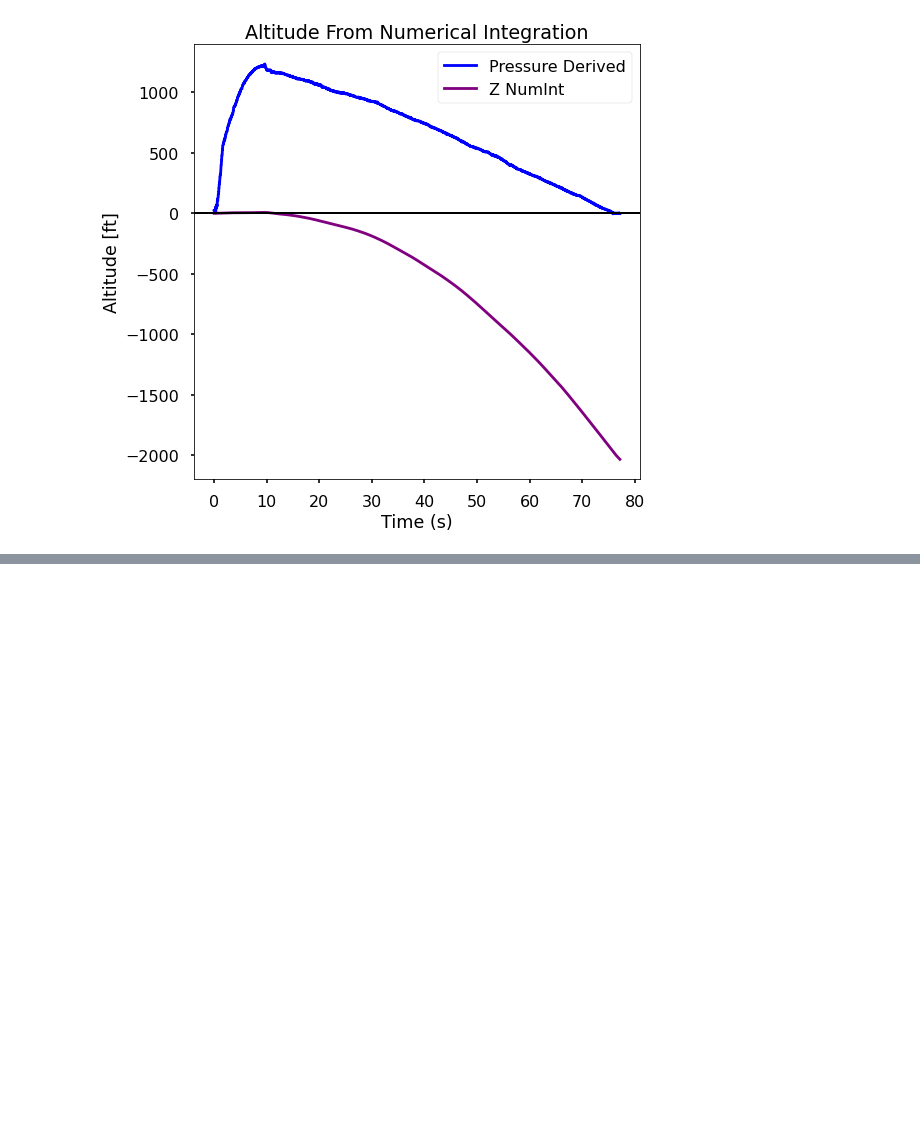
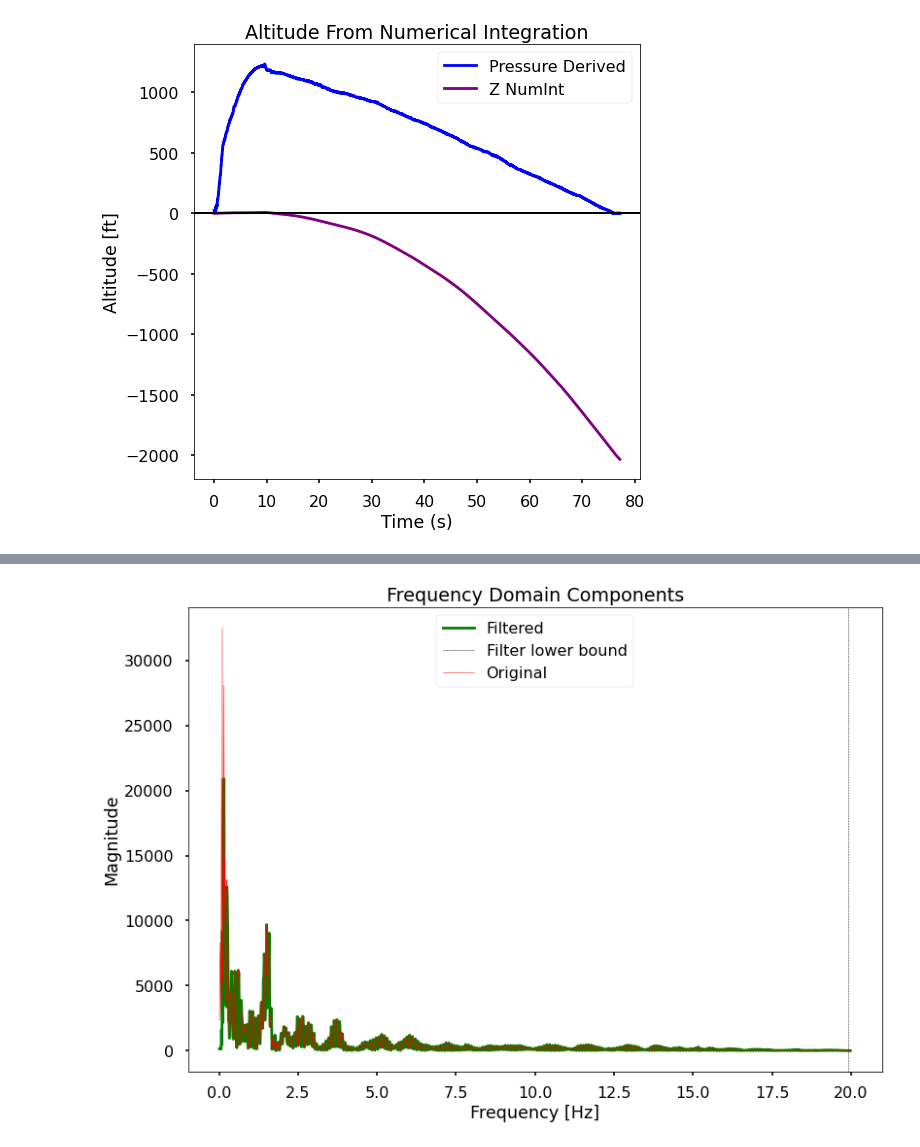
Before and after one commit to VADL-2022/IMU_VV, a Jupyter notebook: 03_Path_Recon/Subscale2_FFT.ipynb, the cells around one changed output, grey strips where cells are left out. Drawn from its saved outputs; the diff is of its cells as text; code cells hidden in the pictures; blank space fills up the shorter version.

```diff
--- a/03_Path_Recon/Subscale2_FFT.ipynb
+++ b/03_Path_Recon/Subscale2_FFT.ipynb
@@ -294,0 +314,5 @@ plot_displacement(tdata, accel_xyz, bool_3D=True)
+# %%
+# Check the frequnecy components of the BPF signal:
+plot_freq_dom(tdata, y_1_15, lower_bound[1], upper_bound[1], original=ay_vn)
+# %% [output]
+[figure, added]
```
Also changed, not shown: parts of 10 cells of this notebook, 1 other file.
